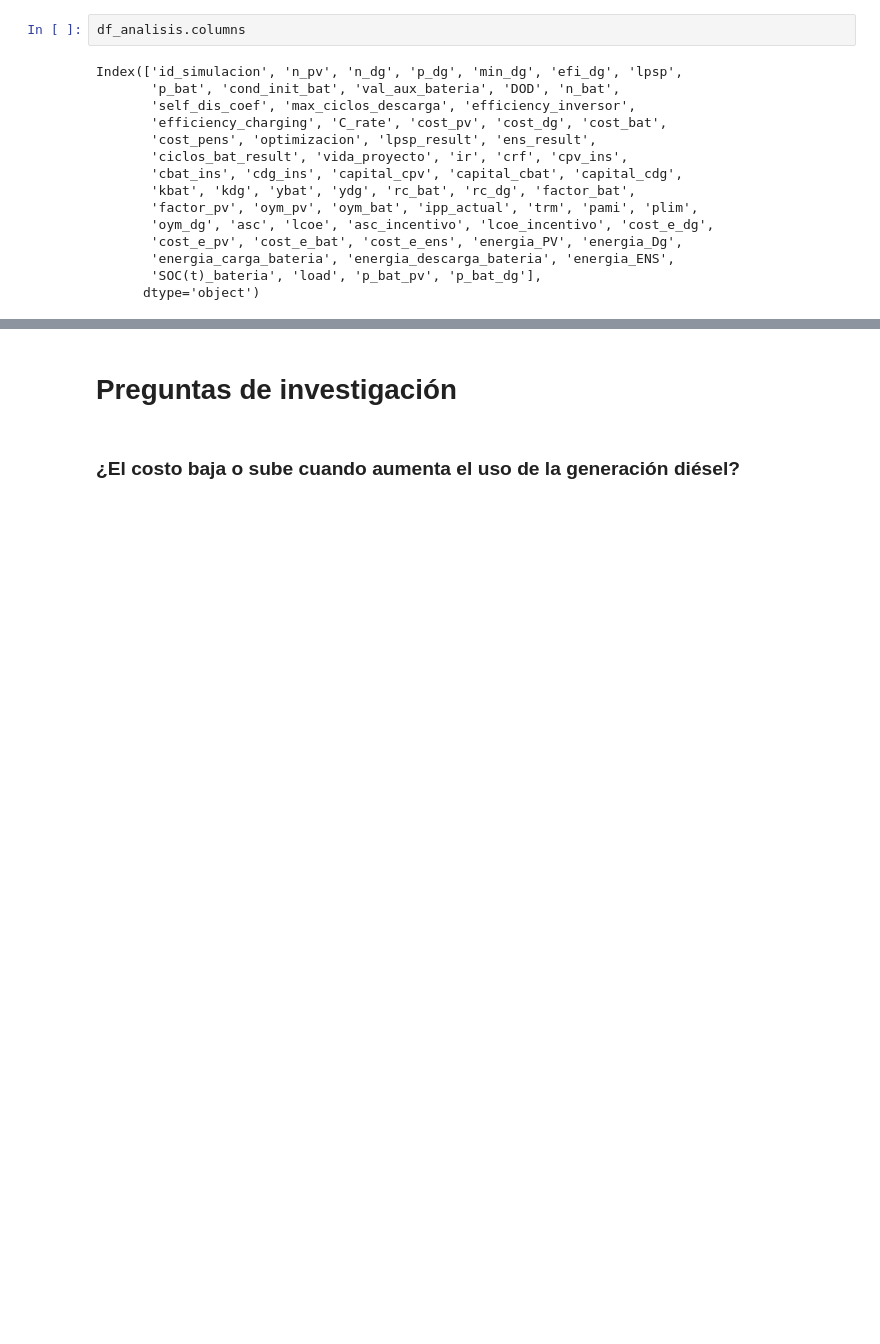
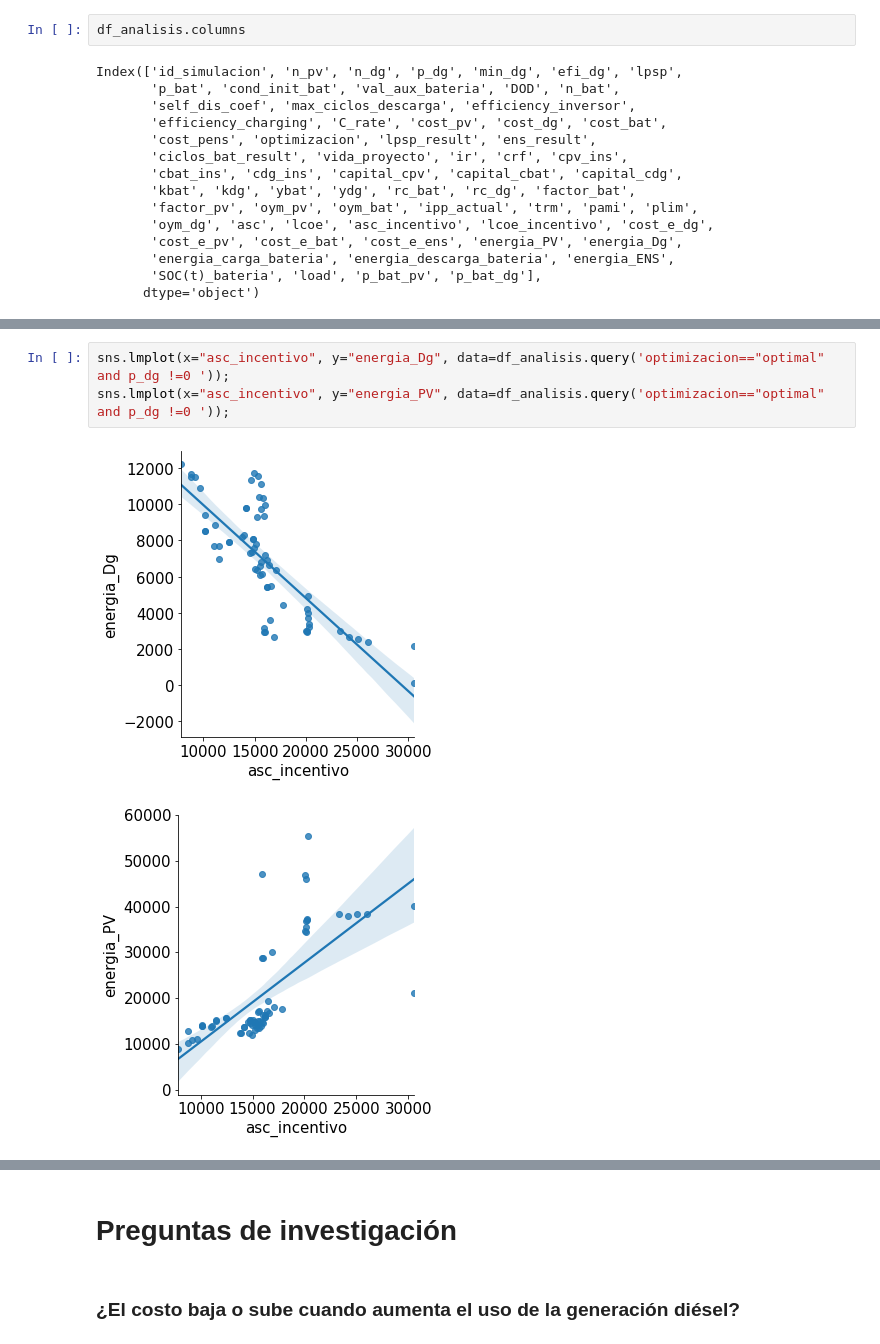
Before and after one commit to WRopero/dimensionamiento_microrred, a Jupyter notebook: preguntas_investigacion.ipynb, the cells around one changed output, grey strips where cells are left out. Drawn from its saved outputs; the diff is of its cells as text; blank space fills up the shorter version.

```diff
--- a/preguntas_investigacion.ipynb
+++ b/preguntas_investigacion.ipynb
@@ -142,0 +108,6 @@ Index(['id_simulacion', 'n_pv', 'n_dg', 'p_dg', 'min_dg', 'efi_dg', 'lpsp',
+# %%
+sns.lmplot(x="asc_incentivo", y="energia_Dg", data=df_analisis.query('optimizacion=="optimal" and p_dg !=0 '));
+sns.lmplot(x="asc_incentivo", y="energia_PV", data=df_analisis.query('optimizacion=="optimal" and p_dg !=0 '));
+# %% [output]
+[figure, added]
+[figure, added]
```
Also changed, not shown: parts of 6 cells of this notebook.
